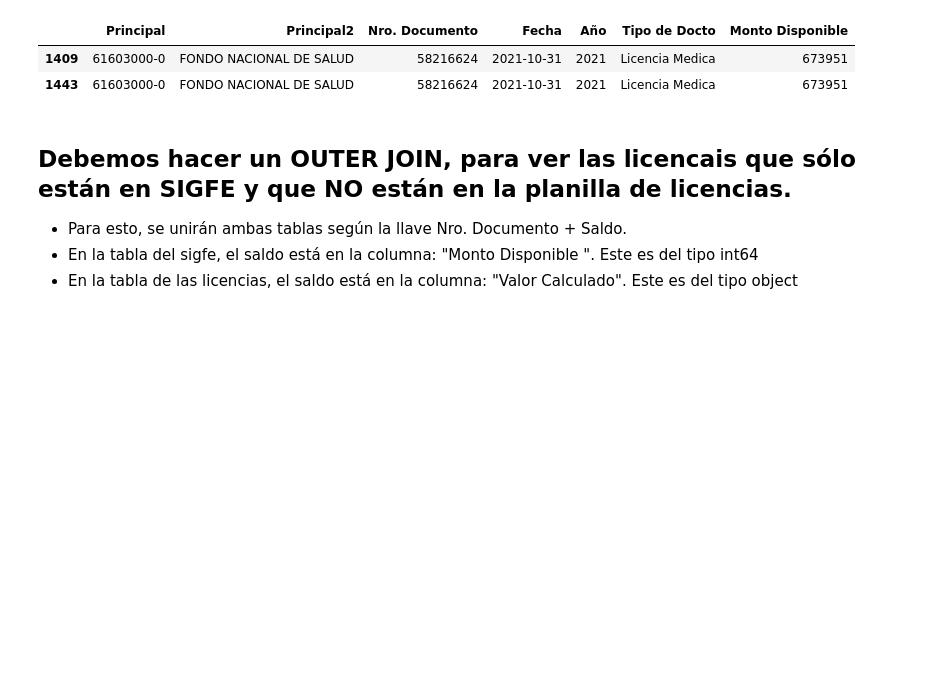
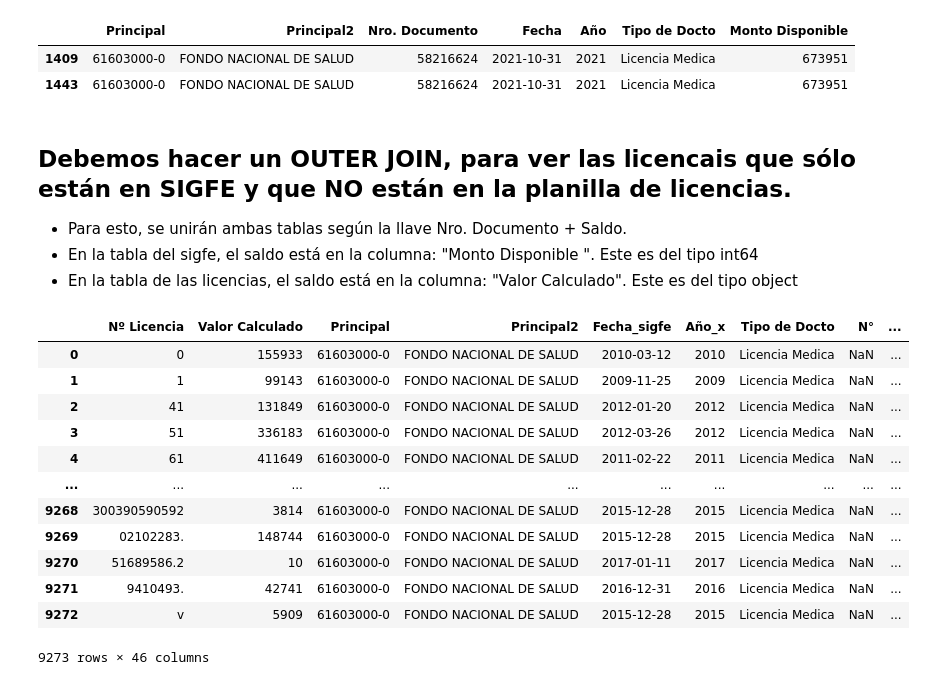
Before and after one commit to JavierRojas14/int, a Jupyter notebook: Finanzas/licencias_medicas/analisis.ipynb, the cells around one changed output. Cells and saved outputs as stored; diff of their text form; code cells hidden in the pictures; blank space fills up the shorter version.

```diff
--- a/Finanzas/licencias_medicas/analisis.ipynb
+++ b/Finanzas/licencias_medicas/analisis.ipynb
@@ -23,6 +23,3 @@ df_sigfe.query('`Nro. Documento` == 58216624')
 |  | Principal | Principal2 | Nro. Documento | Fecha | Año | Tipo de Docto | Monto Disponible |
 | 1409 | 61603000-0 | FONDO NACIONAL DE SALUD | 58216624 | 2021-10-31 | 2021 | Licencia Medica | 673951 |
 | 1443 | 61603000-0 | FONDO NACIONAL DE SALUD | 58216624 | 2021-10-31 | 2021 | Licencia Medica | 673951 |
-# %%
-df_licencias_total = df_licencias_total.set_index('Nº Licencia')
-df_sigfe = df_sigfe.set_index('Nro. Documento')
@@ -38,6 +26,3 @@ with pd.ExcelWriter('licencias_sigfe.xlsx', datetime_format = 'DD-MM-YYYY') as w
-# %%
-df_licencias_total = df_licencias_total.reset_index()
-df_sigfe = df_sigfe.reset_index()
 # %% [markdown]
 ## Debemos hacer un OUTER JOIN, para ver las licencais que sólo están en SIGFE y que NO están en la planilla de licencias.
 
@@ -71,4 +56,20 @@ df_sigfe_llave = df_sigfe.set_index(keys = llave)
 # %%
 outer_join = pd.merge(df_sigfe_llave, df_licencias_llave, how = 'left', left_index = True, right_index = True).reset_index()
 outer_join = outer_join.rename(columns = {'Fecha': 'Fecha_sigfe'})
+# %%
+outer_join
+# %% [output]
+|  | Nº Licencia | Valor Calculado | Principal | Principal2 | Fecha_sigfe | Año_x | Tipo de Docto | N° | ... |
+| 0 | 0 | 155933 | 61603000-0 | FONDO NACIONAL DE SALUD | 2010-03-12 | 2010 | Licencia Medica | NaN | ... |
+| 1 | 1 | 99143 | 61603000-0 | FONDO NACIONAL DE SALUD | 2009-11-25 | 2009 | Licencia Medica | NaN | ... |
+| 2 | 41 | 131849 | 61603000-0 | FONDO NACIONAL DE SALUD | 2012-01-20 | 2012 | Licencia Medica | NaN | ... |
+| 3 | 51 | 336183 | 61603000-0 | FONDO NACIONAL DE SALUD | 2012-03-26 | 2012 | Licencia Medica | NaN | ... |
+| 4 | 61 | 411649 | 61603000-0 | FONDO NACIONAL DE SALUD | 2011-02-22 | 2011 | Licencia Medica | NaN | ... |
+| ... | ... | ... | ... | ... | ... | ... | ... | ... | ... |
+| 9268 | 300390590592 | 3814 | 61603000-0 | FONDO NACIONAL DE SALUD | 2015-12-28 | 2015 | Licencia Medica | NaN | ... |
+| 9269 | 02102283. | 148744 | 61603000-0 | FONDO NACIONAL DE SALUD | 2015-12-28 | 2015 | Licencia Medica | NaN | ... |
+| 9270 | 51689586.2 | 10 | 61603000-0 | FONDO NACIONAL DE SALUD | 2017-01-11 | 2017 | Licencia Medica | NaN | ... |
+| 9271 | 9410493. | 42741 | 61603000-0 | FONDO NACIONAL DE SALUD | 2016-12-31 | 2016 | Licencia Medica | NaN | ... |
+| 9272 | v | 5909 | 61603000-0 | FONDO NACIONAL DE SALUD | 2015-12-28 | 2015 | Licencia Medica | NaN | ... |
+9273 rows × 46 columns
 # %%
```
Also changed, not shown: parts of 3 cells of this notebook, 46 other files.
